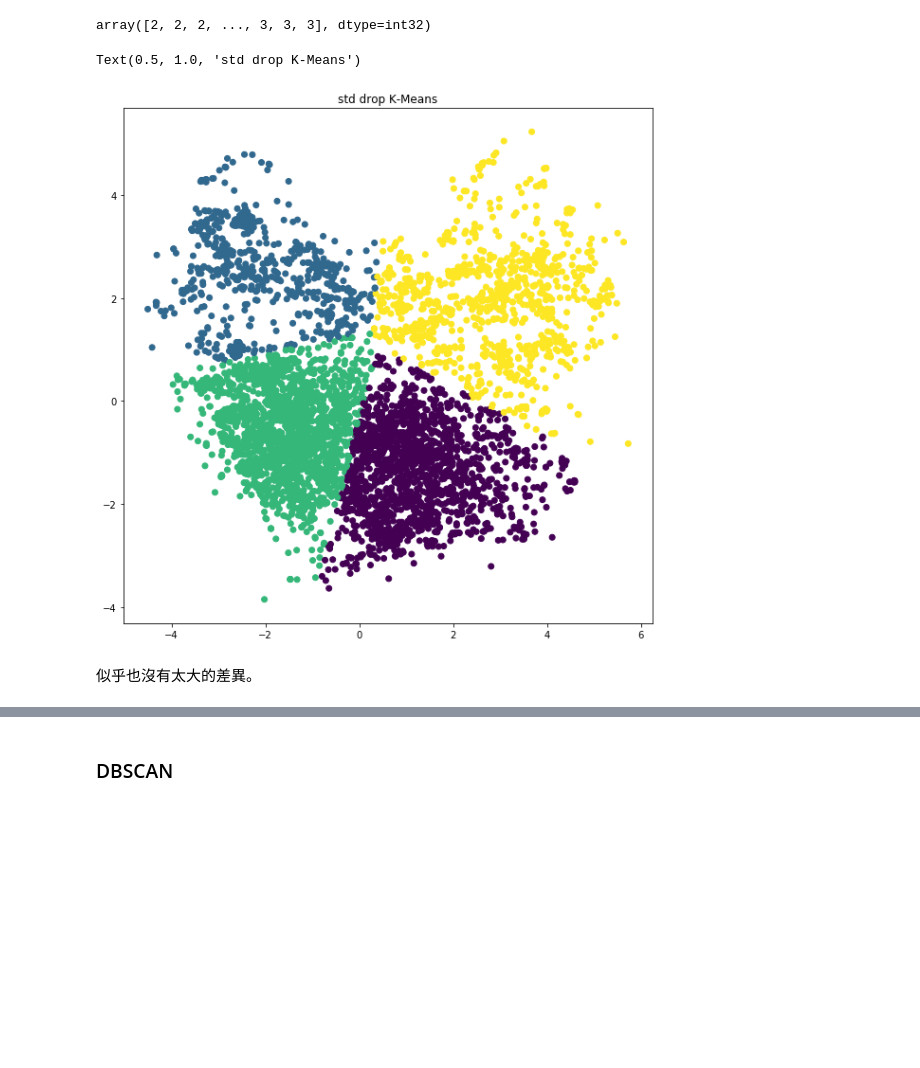
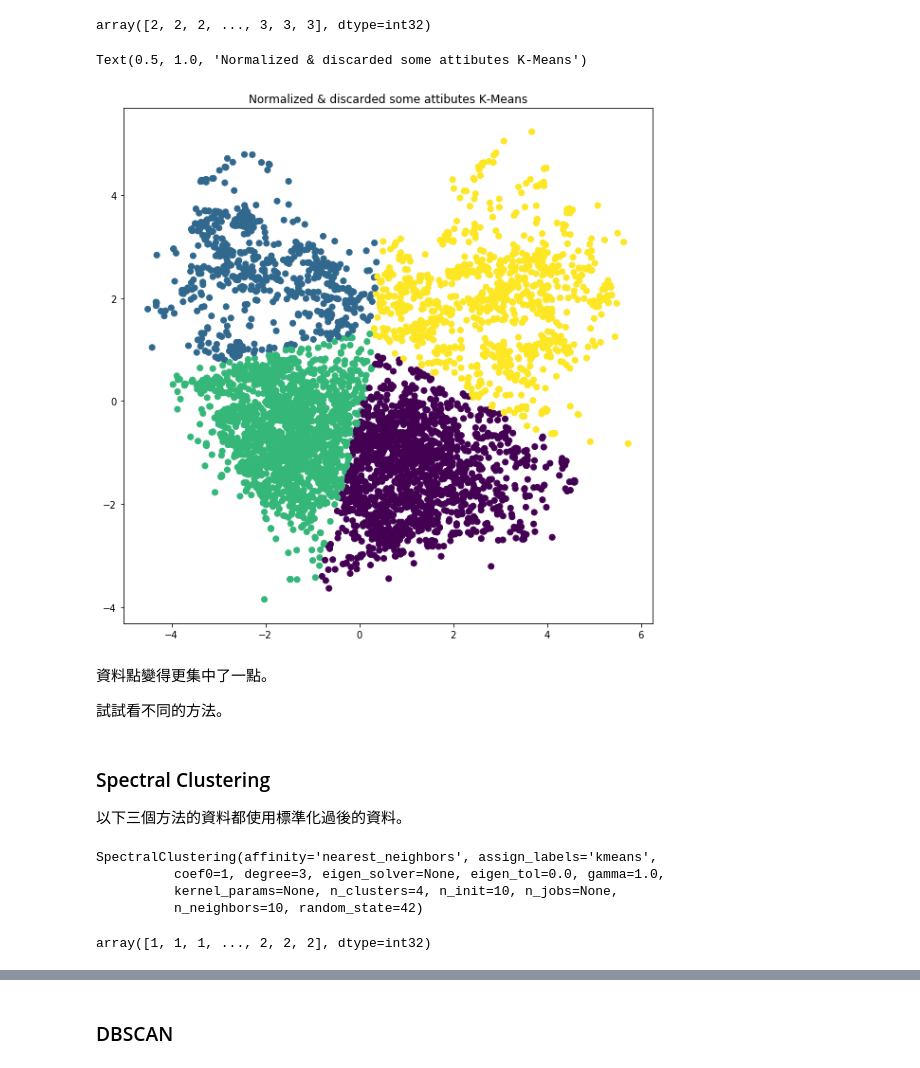
Before and after one commit to kevin110604/FDA-data-analytics, a Jupyter notebook: FDA_hw4.ipynb, the cells around one changed output, grey strips where cells are left out. Drawn from its saved outputs; the diff is of its cells as text; code cells hidden in the pictures; blank space fills up the shorter version.

```diff
--- a/FDA_hw4.ipynb
+++ b/FDA_hw4.ipynb
@@ -432,9 +434,35 @@ array([2, 2, 2, ..., 3, 3, 3], dtype=int32)
 # %%
 plt.figure(figsize=(10, 10))
 plt.scatter(arr_pca_dro[:, 0], arr_pca_dro[:, 1], c=y_pred_dro)
-plt.title("std drop K-Means")
+plt.title("Normalized & discarded some attibutes K-Means")
 # %% [output]
-Text(0.5, 1.0, 'std drop K-Means')
+Text(0.5, 1.0, 'Normalized & discarded some attibutes K-Means')
-[figure, old version]
+[figure, new version]
-# %% [markdown]
-似乎也沒有太大的差異。
+# %% [markdown]
+資料點變得更集中了一點。
+
+試試看不同的方法。
+# %% [markdown]
+### Spectral Clustering
+
+以下三個方法的資料都使用標準化過後的資料。
+# %%
+from sklearn.cluster import SpectralClustering
+
+sc = SpectralClustering(
+    n_clusters=4,
+    random_state=42,
+    affinity='nearest_neighbors',
+    n_neighbors=10,
+    assign_labels='kmeans')
+
+sc.fit(arr_pca_std)
+# %% [output]
+SpectralClustering(affinity='nearest_neighbors', assign_labels='kmeans',
+          coef0=1, degree=3, eigen_solver=None, eigen_tol=0.0, gamma=1.0,
+          kernel_params=None, n_clusters=4, n_init=10, n_jobs=None,
+          n_neighbors=10, random_state=42)
+# %%
+sc.labels_
+# %% [output]
+array([1, 1, 1, ..., 2, 2, 2], dtype=int32)
```
Also changed, not shown: parts of 26 cells of this notebook.
